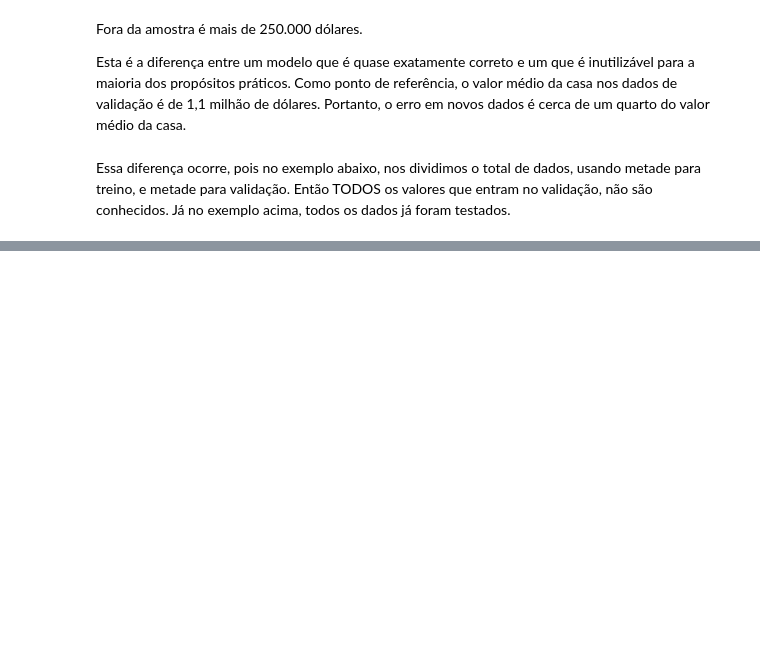
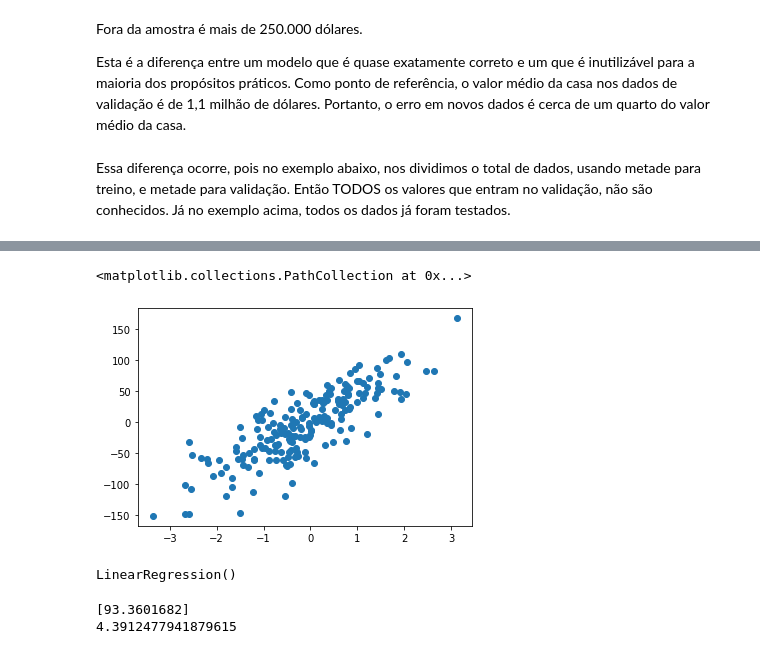
Before and after one commit to LuigiFerrari14/Curso-em-Video-Python---Guanabar-, a Jupyter notebook: Machine_Learning.ipynb, the cells around one changed output, grey strips where cells are left out. Drawn from its saved outputs; the diff is of its cells as text; code cells hidden in the pictures; blank space fills up the shorter version.

```diff
--- a/Machine_Learning.ipynb
+++ b/Machine_Learning.ipynb
@@ -167,0 +387,12 @@ print(mean_absolute_error(val_y, val_predictions))
+# %%
+#regression
+x,y = make_regression(n_samples=200, n_features=1, noise=30)
+plt.scatter(x,y)
+# %% [output]
+<matplotlib.collections.PathCollection at 0x...>
+[figure, added]
+# %%
+modelo = LinearRegression()
+modelo.fit(x,y)
+# %% [output]
+LinearRegression()
@@ -167,0 +404,9 @@ print(mean_absolute_error(val_y, val_predictions))
+# %%
+print(a_coeff)
+print(l_coeff)
+
+#y= a+b* x(valor passado)
+y= l_coeff + a_coeff * x
+# %% [output]
+[93.3601682]
+4.3912477941879615
```
Also changed, not shown: parts of 44 cells of this notebook.
